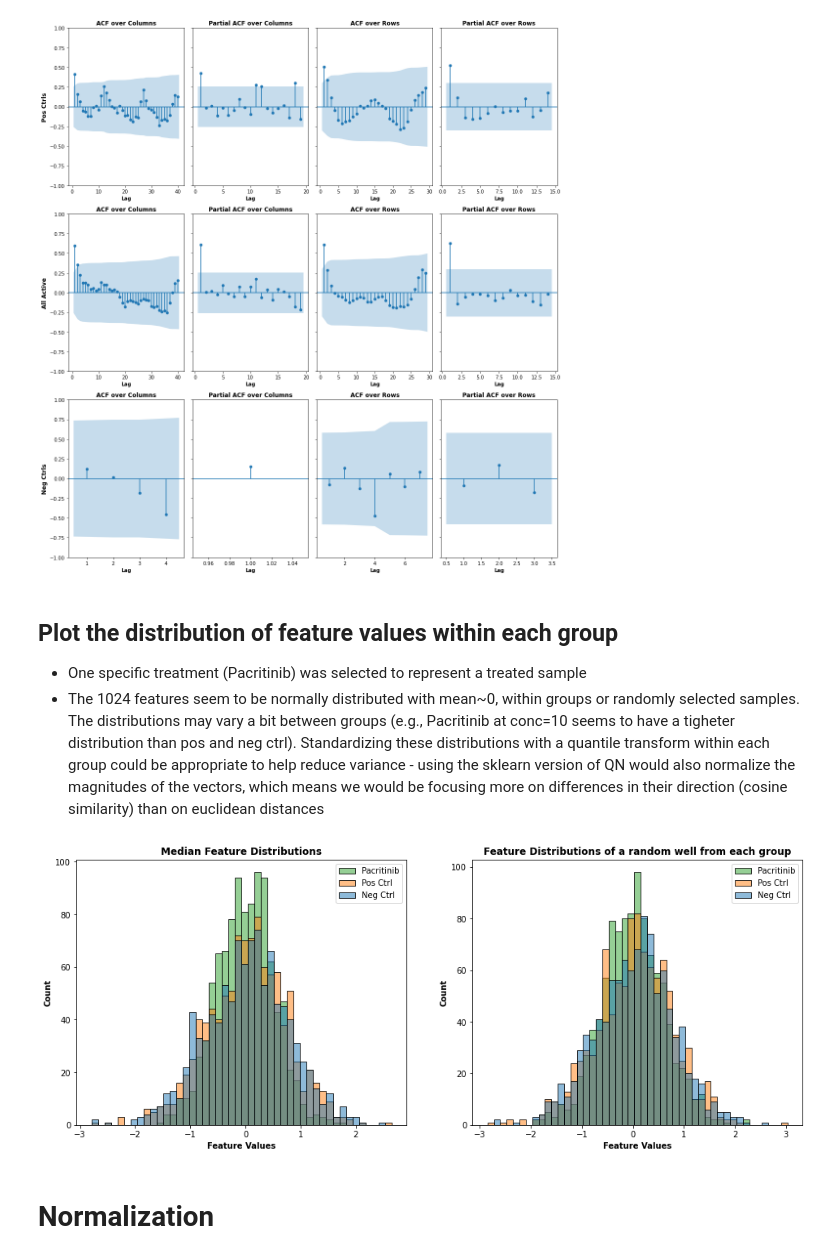
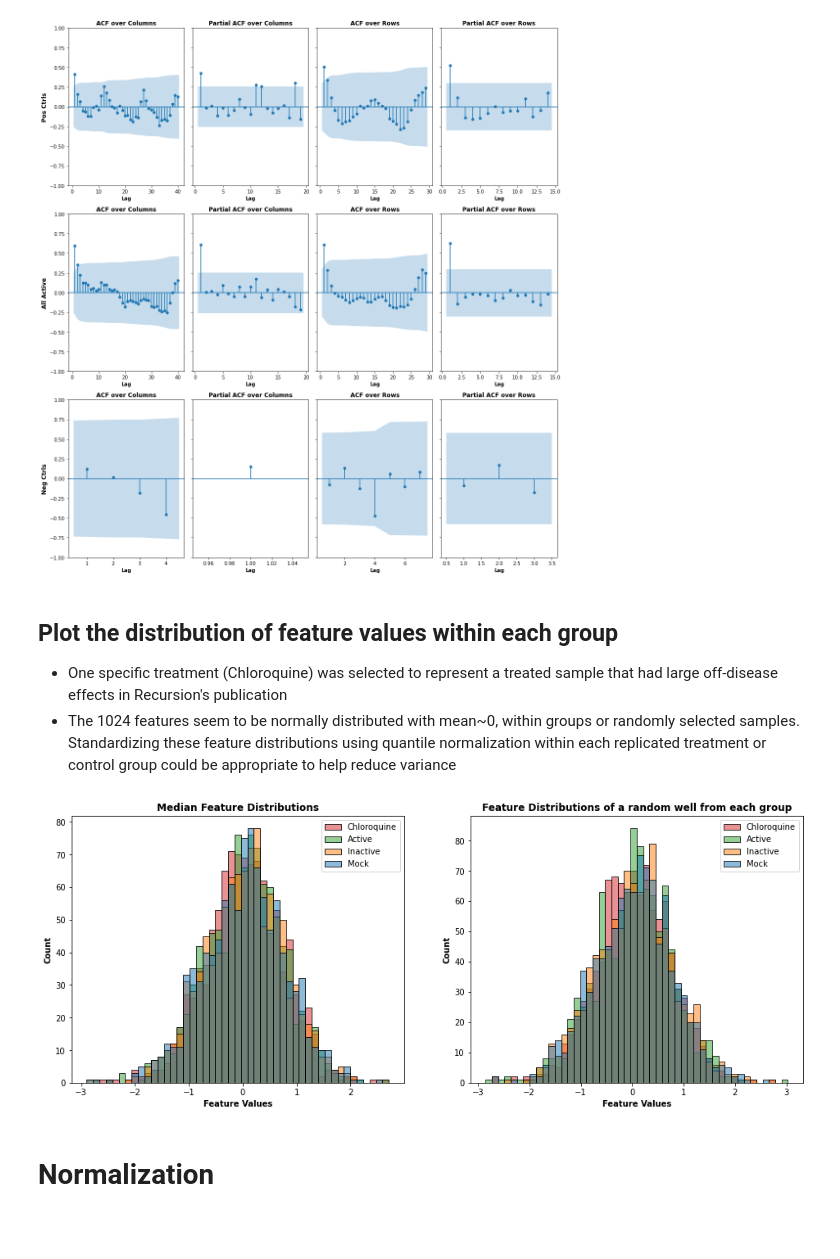
Before and after one commit to jainzana/shared_projects, a Jupyter notebook: _sources/Recursion_2019a_HRCE.ipynb, the cells around one changed output. Saved outputs shown, nothing was run; the diff lists cells and outputs as text; code cells hidden in the pictures; blank space fills up the shorter version.

```diff
--- a/_sources/Recursion_2019a_HRCE.ipynb
+++ b/_sources/Recursion_2019a_HRCE.ipynb
@@ -131,6 +133,11 @@ metadata['group'] = np.select(
     'none_ctrl'
     ], default=np.nan)
 
+# Define sample groups of replicates within each experiment
+samp_group = metadata.groupby(['experiment', 'disease_condition', 'treatment', 'treatment_conc']).size().reset_index().reset_index().drop(0, axis=1).rename({'index': 'samp_group'}, axis=1)
+metadata = metadata.merge(samp_group, on=['experiment', 'disease_condition', 'treatment', 'treatment_conc'], how='left').set_index(features.index)
+metadata.samp_group = metadata.samp_group.astype(int)
+
 # Save groups based on index for easier slicing later
 pos_ctrl = metadata[(metadata.disease_condition=='Active') & (metadata.treatment=='None')].index
 neg_ctrl = metadata[(metadata.disease_condition=='Mock') & (metadata.treatment=='None')].index
@@ -269,34 +276,34 @@ fig.tight_layout()
 [figure]
 # %% [markdown]
 ## Plot the distribution of feature values within each group
-- One specific treatment (Pacritinib) was selected to represent a treated sample
-- The 1024 features seem to be normally distributed with mean~0, within groups or randomly selected samples. The distributions may vary a bit between groups (e.g., Pacritinib at conc=10 seems to have a tigheter distribution than pos and neg ctrl). Standardizing these distributions with a quantile transform within each group could be appropriate to help reduce variance - using the sklearn version of QN would also normalize the magnitudes of the vectors, which means we would be focusing more on differences in their direction (cosine similarity) than on euclidean distances
+- One specific treatment (Chloroquine) was selected to represent a treated sample that had large off-disease effects in Recursion's publication
+- The 1024 features seem to be normally distributed with mean~0, within groups or randomly selected samples. Standardizing these feature distributions using quantile normalization within each replicated treatment or control group could be appropriate to help reduce variance
 # %%
 data = features.join(metadata.group).loc[metadata.experiment=='HRCE-1'].groupby('group').median()
-data.drop(['neg_ctrl_2', 'none_ctrl'], axis=0, inplace=True)
-idx = (metadata.treatment=='Pacritinib') & (metadata.treatment_conc==10) # instead of a random treated, use one with known difference from ctrls
+data.drop(['none_ctrl'], axis=0, inplace=True)
+idx = (metadata.treatment=='Chloroquine') & (metadata.treatment_conc==10) # instead of a random treated, use one with known difference from ctrls
 data.loc['treated',:] = features[idx].median()
 data = data.reset_index().melt(id_vars='group', value_vars=features.columns)
 _, ax = plt.subplots(1,2, figsize=(16,6))
 plt.sca(ax[0])
 sns.histplot(data, x='value', hue='group', alpha=0.5);
 plt.title('Median Feature Distributions', weight='bold');
 plt.ylabel('Count', fontdict={'weight':'bold'});
 plt.xlabel('Feature Values', fontdict={'weight':'bold'});
-plt.legend(['Pacritinib', 'Pos Ctrl', 'Neg Ctrl']);
+plt.legend(['Chloroquine', 'Active', 'Inactive', 'Mock']);
 
 data2 = features.join(metadata.group).loc[metadata.experiment=='HRCE-1'].groupby('group').first()
-data2.drop(['neg_ctrl_2', 'none_ctrl'], axis=0, inplace=True)
+data2.drop(['none_ctrl'], axis=0, inplace=True)
 data2.loc['treated',:] = features[idx].iloc[0,:]
 data2 = data2.reset_index().melt(id_vars='group', value_vars=features.columns)
 plt.sca(ax[1])
 sns.histplot(data2, x='value', hue='group', alpha=0.5);
 plt.title('Feature Distributions of a random well from each group', weight='bold');
 plt.xlabel('Feature Values', fontdict={'weight':'bold'});
 plt.ylabel('Count', fontdict={'weight':'bold'});
-plt.legend(['Pacritinib', 'Pos Ctrl', 'Neg Ctrl']);
+plt.legend(['Chloroquine', 'Active', 'Inactive', 'Mock']);
 # %% [output]
-[figure, old version]
+[figure, new version]
 # %% [markdown]
 # Normalization
 # %% [markdown]
```
Also changed, not shown: parts of 17 cells of this notebook, 12 other files.
